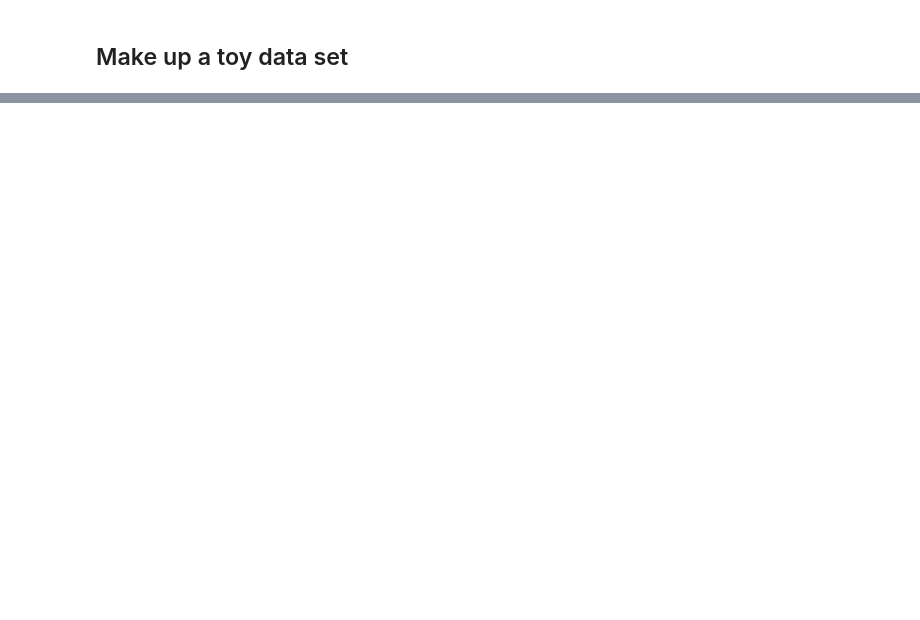
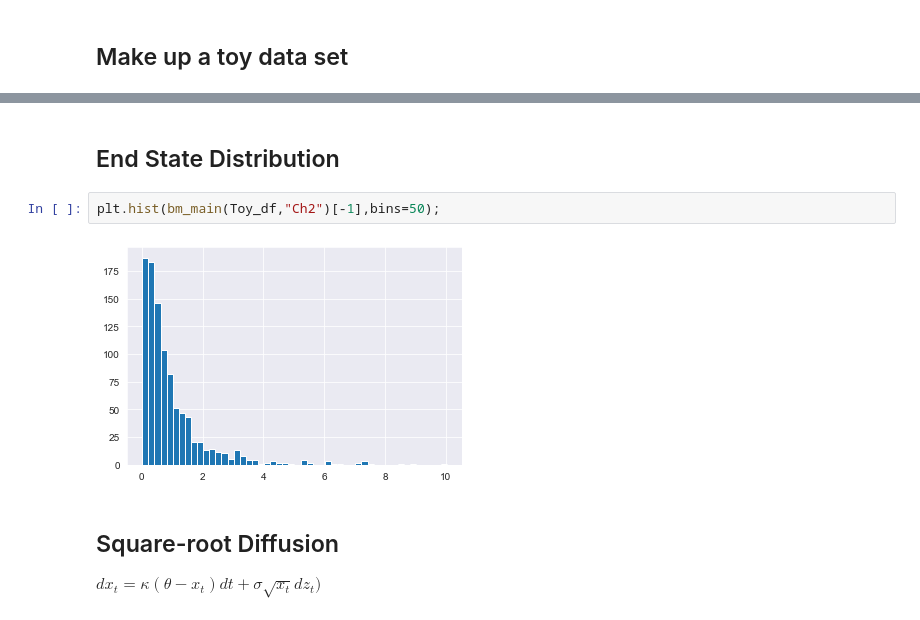
Before and after one commit to HaoLiNick/simulation, a Jupyter notebook: practice_main.ipynb, the cells around one changed output, grey strips where cells are left out. Saved outputs shown, nothing was run; the diff lists cells and outputs as text; blank space fills up the shorter version.

```diff
--- a/practice_main.ipynb
+++ b/practice_main.ipynb
@@ -38,0 +81,9 @@ Toy_df
+# %% [markdown]
+## End State Distribution
+# %%
+plt.hist(bm_main(Toy_df,"Ch2")[-1],bins=50);
+# %% [output]
+[figure, added]
+# %% [markdown]
+## Square-root Diffusion
+$dx_t = \kappa(\theta-{x_t})dt+\sigma\sqrt{x_t}dz_t)$
```
Also changed, not shown: parts of 13 cells of this notebook, 2 other files.
